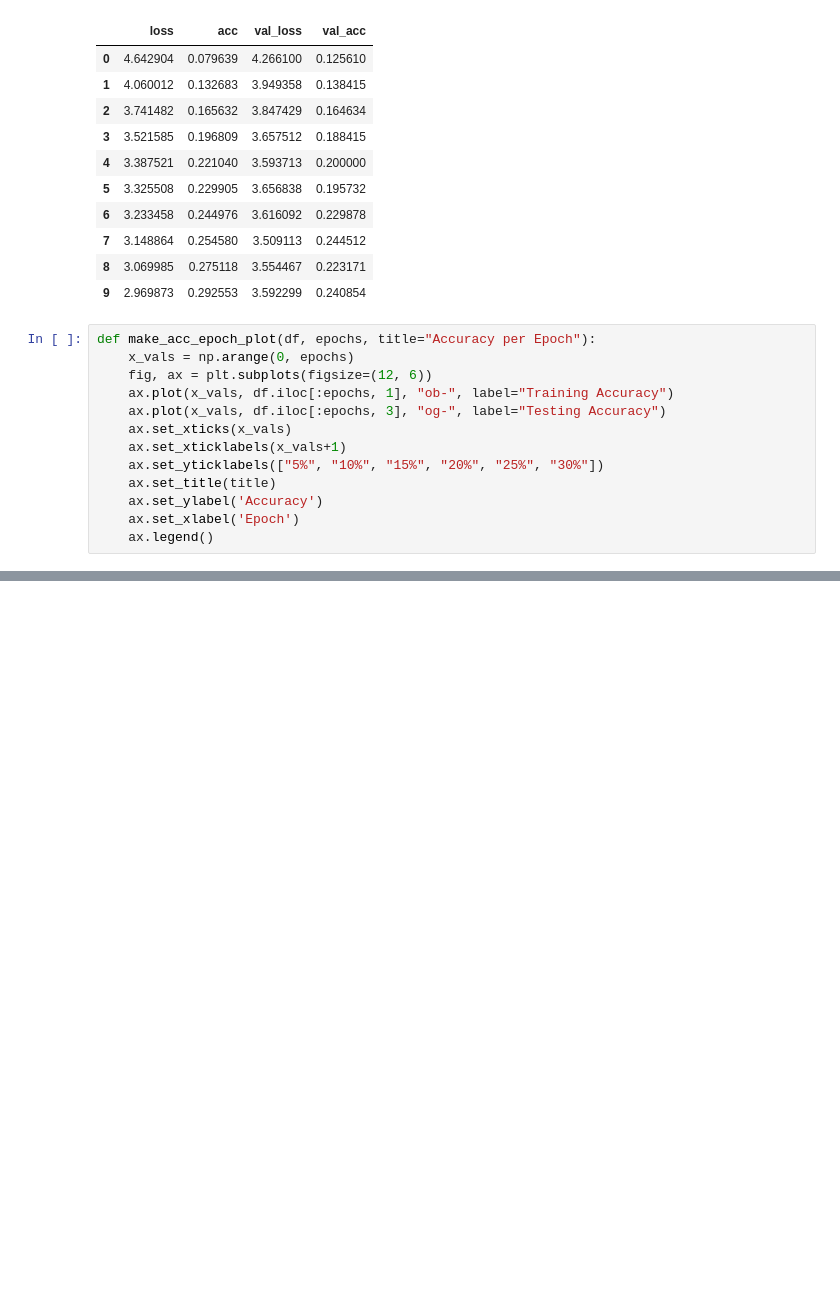
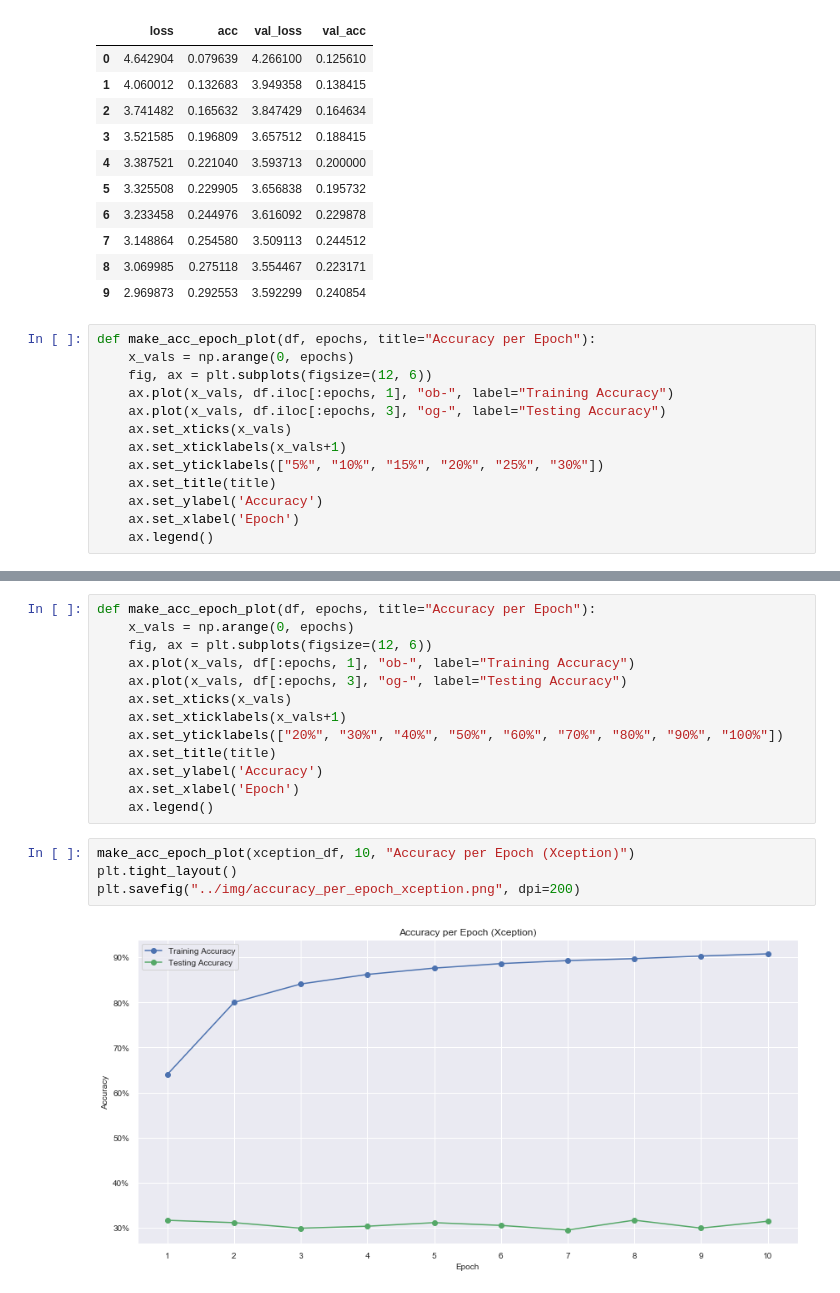
Before and after one commit to NJacobsohn/Whos_That_Pokemon, a Jupyter notebook: notebooks/data_visualization.ipynb, the cells around one changed output, grey strips where cells are left out. Cells and saved outputs as stored; diff of their text form; blank space fills up the shorter version.

```diff
--- a/notebooks/data_visualization.ipynb
+++ b/notebooks/data_visualization.ipynb
@@ -163,0 +246,19 @@ plt.savefig("../img/loss_per_epoch_my_cnn.png", dpi=200)
+# %%
+def make_acc_epoch_plot(df, epochs, title="Accuracy per Epoch"):
+    x_vals = np.arange(0, epochs)
+    fig, ax = plt.subplots(figsize=(12, 6))
+    ax.plot(x_vals, df[:epochs, 1], "ob-", label="Training Accuracy")
+    ax.plot(x_vals, df[:epochs, 3], "og-", label="Testing Accuracy")
+    ax.set_xticks(x_vals)
+    ax.set_xticklabels(x_vals+1)
+    ax.set_yticklabels(["20%", "30%", "40%", "50%", "60%", "70%", "80%", "90%", "100%"])
+    ax.set_title(title)
+    ax.set_ylabel('Accuracy')
+    ax.set_xlabel('Epoch')
+    ax.legend()
+# %%
+make_acc_epoch_plot(xception_df, 10, "Accuracy per Epoch (Xception)")
+plt.tight_layout()
+plt.savefig("../img/accuracy_per_epoch_xception.png", dpi=200)
+# %% [output]
+[figure, added]
```
Also changed, not shown: parts of 14 cells of this notebook, 6 other files.
